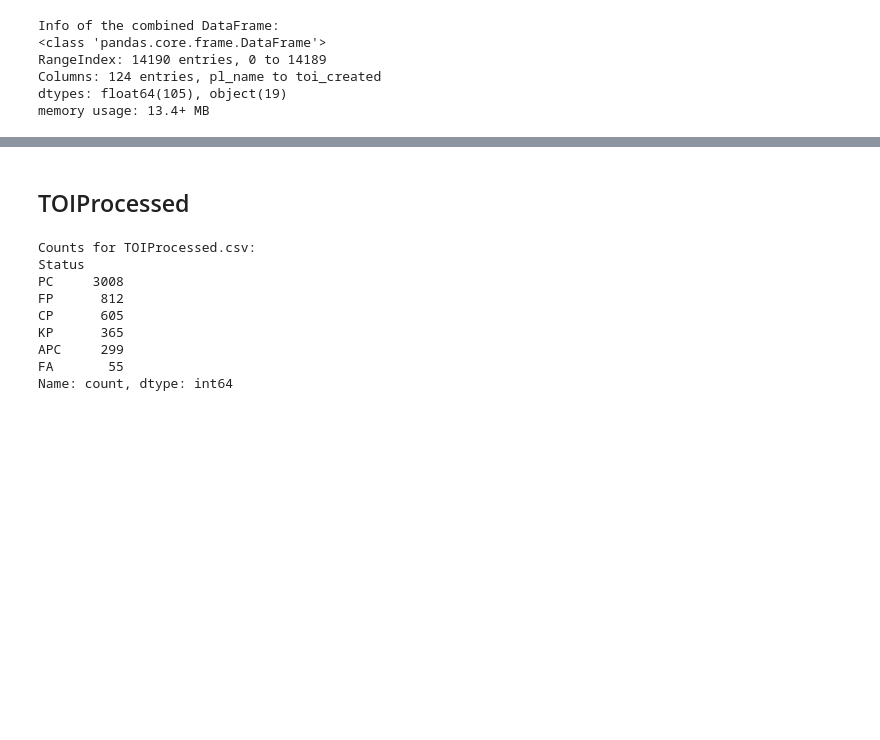
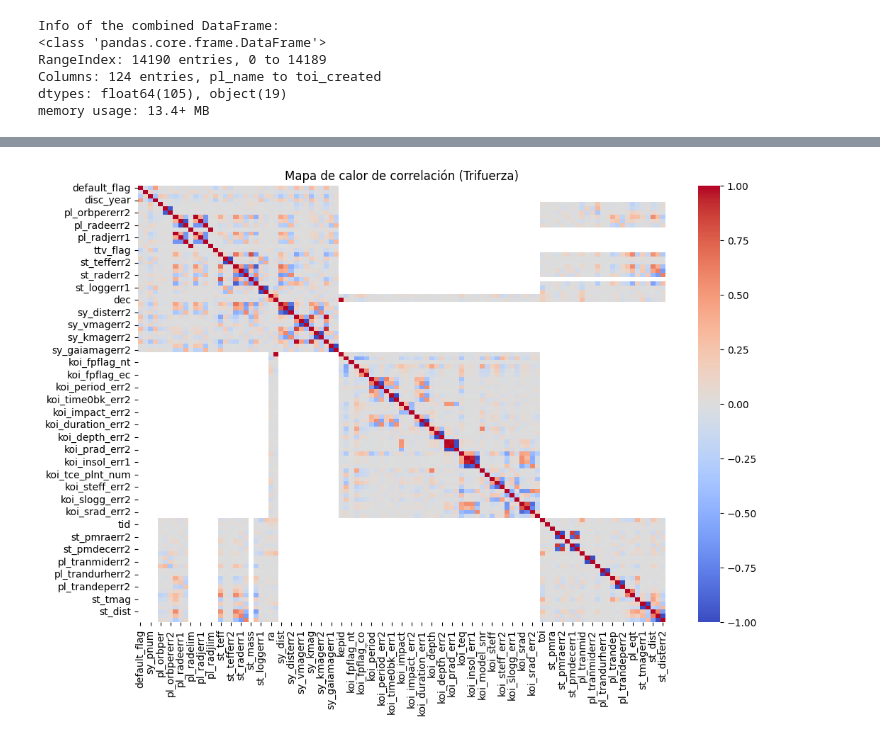
Before and after one commit to Ana-Jasso/ExoMinerAI, a Jupyter notebook: notebooks/Trifuerza.ipynb, the cells around one changed output, grey strips where cells are left out. Cells and saved outputs as stored; diff of their text form; code cells hidden in the pictures; blank space fills up the shorter version.

```diff
--- a/notebooks/Trifuerza.ipynb
+++ b/notebooks/Trifuerza.ipynb
@@ -4,7 +4,7 @@
 import pandas as pd
 
 # Read the K2Processed.csv file into a DataFrame
-k2_df = pd.read_csv('/content/K2Processed.csv')
+k2_df = pd.read_csv('..\data\processed\k2Processed.csv')
 
 # Normalize disposition labels
 k2_df['disposition'] = k2_df['disposition'].replace({
@@ -34,0 +65,15 @@ combined_df.to_csv('Trifuerza.csv', index=False)
+# %%
+import pandas as pd
+
+# Read the TOIProcessed.csv file into a DataFrame
+toi_df = pd.read_csv('..\data\processed\TOIProcessed.csv')
+
+# Rename the tfopwg_disp column to 'Status'
+toi_df = toi_df.rename(columns={'tfopwg_disp': 'Status'})
+
+# Count the occurrences of each value in the 'Status' column
+tfopwg_disp_counts = toi_df['Status'].value_counts()
+
+# Display the counts
+print("Counts for TOIProcessed.csv:")
+print(tfopwg_disp_counts)
@@ -90,27 +113,0 @@ Name: count, dtype: int64
-# %% [markdown]
-## TOIProcessed
-# %%
-import pandas as pd
-
-# Read the TOIProcessed.csv file into a DataFrame
-toi_df = pd.read_csv('/content/TOIProcessed.csv')
-
-# Rename the tfopwg_disp column to 'Status'
-toi_df = toi_df.rename(columns={'tfopwg_disp': 'Status'})
-
-# Count the occurrences of each value in the 'Status' column
-tfopwg_disp_counts = toi_df['Status'].value_counts()
-
-# Display the counts
-print("Counts for TOIProcessed.csv:")
-print(tfopwg_disp_counts)
-# %% [output]
-Counts for TOIProcessed.csv:
-Status
-PC     3008
-FP      812
-CP      605
-KP      365
-APC     299
-FA       55
-Name: count, dtype: int64
@@ -116,0 +117,17 @@ Name: count, dtype: int64
+# %%
+import seaborn as sns
+import matplotlib.pyplot as plt
+
+# Selecciona solo las columnas numéricas para la correlación
+numeric_cols = combined_df.select_dtypes(include='number')
+
+# Calcula la matriz de correlación
+corr_matrix = numeric_cols.corr()
+
+# Muestra el mapa de calor
+plt.figure(figsize=(12, 8))
+sns.heatmap(corr_matrix, annot=False, cmap='coolwarm', fmt=".2f")
+plt.title('Mapa de calor de correlación (Trifuerza)')
+plt.show()
+# %% [output]
+[figure, added]
```
Also changed, not shown: parts of 8 cells of this notebook.
